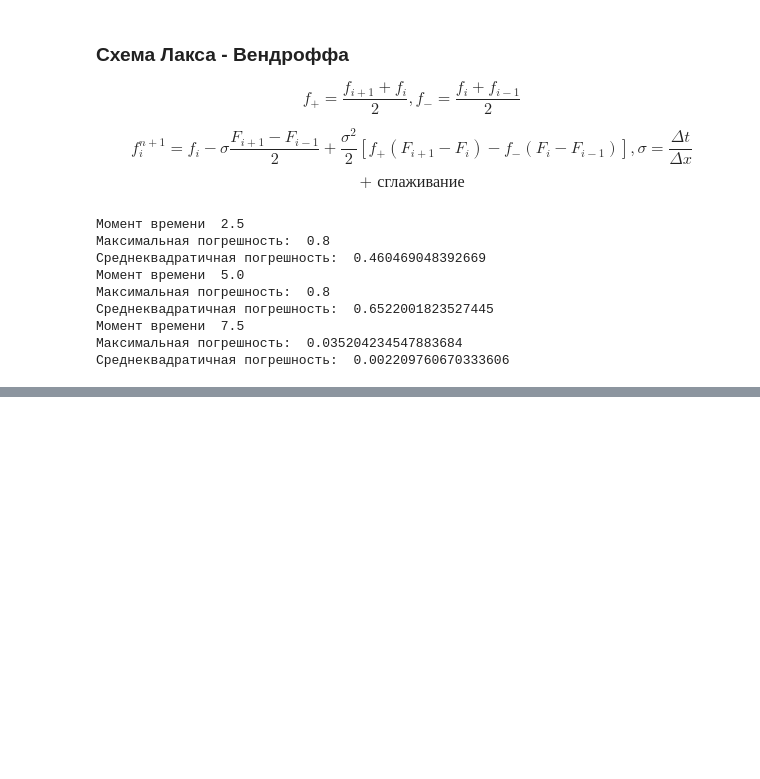
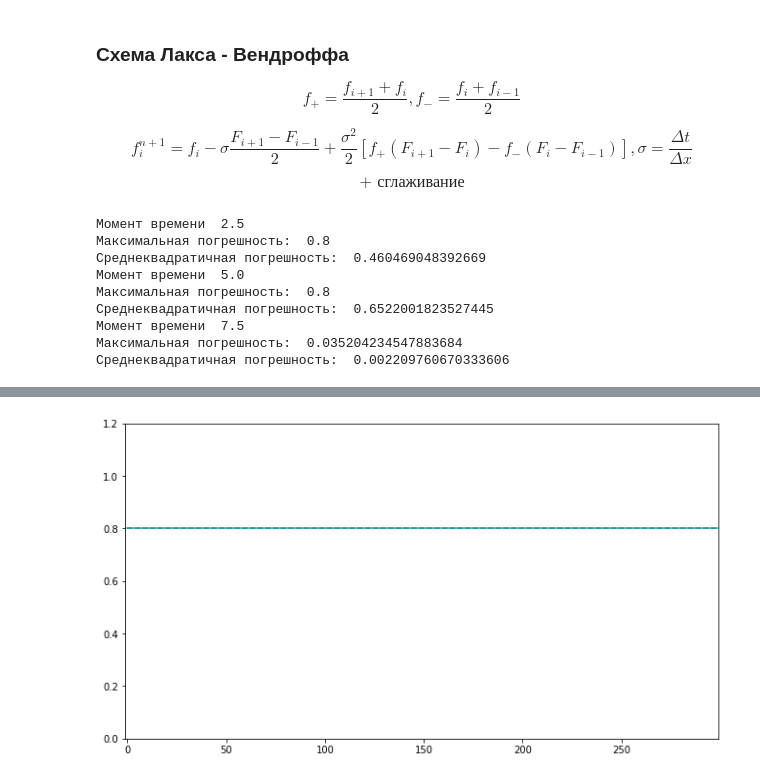
Before and after one commit to dimared/vmetf, a Jupyter notebook: Dmitrij.ipynb, the cells around one changed output, grey strips where cells are left out. Saved outputs shown, nothing was run; the diff lists cells and outputs as text; code cells hidden in the pictures; blank space fills up the shorter version.

```diff
--- a/Dmitrij.ipynb
+++ b/Dmitrij.ipynb
@@ -281,6 +337,17 @@ $$
      \text{При } t = 0: f = f_0(x) > 0, x \in [0, L] \\
      \text{При } x = 0: f = f_1 = const
 \end{cases}$$
+# %%
+def getPrecise_nelin(t):
+    v = dt*(f1+0)/2
+    res = np.zeros(N)
+    max_i = int(t*v/dx)+1
+    if max_i > N:
+        max_i = N
+    for i in range(max_i):
+        res[i] = f1
+
+    return res
 # %%
 f1 = 0.8
 
@@ -435,0 +503,26 @@ HTML(anim.to_html5_video())
+# %%
+fig, ax = plt.subplots(figsize = (11, 6))
+xdata, ydata = range(N), []
+ln, = plt.plot([], [], color = 'b', linestyle = '--')
+ln2, = plt.plot([], [], color = 'r', linestyle = '--')
+ln3, = plt.plot([], [], color = 'c', linestyle = '-')
+
+frame_const = 5
+
+def init():
+    ax.set_xlim(-1, N-1)
+    ax.set_ylim(0, f1*1.5)
+    return ln,
+
+def update(t):
+    ydata = f[frame_const*t]
+    ln.set_data(xdata, ydata)
+    ydata2 = f2[frame_const*t]
+    ln2.set_data(xdata, ydata2)
+    ydata3 = getPrecise_nelin(frame_const*t)
+    ln3.set_data(xdata, ydata3)
+    return ln,
+
+anim = FuncAnimation(fig, update, frames=T//frame_const, interval=50, init_func=init, blit=True)
+HTML(anim.to_html5_video())
+# %% [output]
@@ -435,0 +530 @@ HTML(anim.to_html5_video())
+[figure, added]
```
Also changed, not shown: parts of 4 cells of this notebook.
